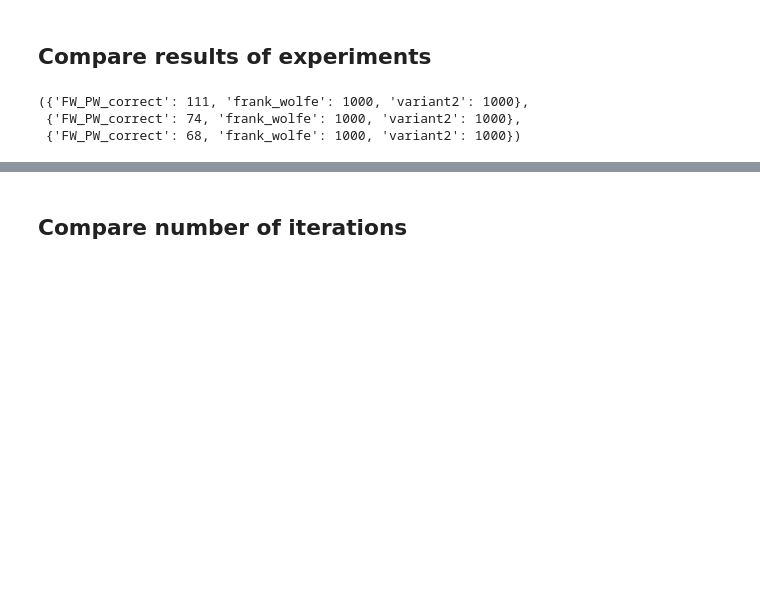
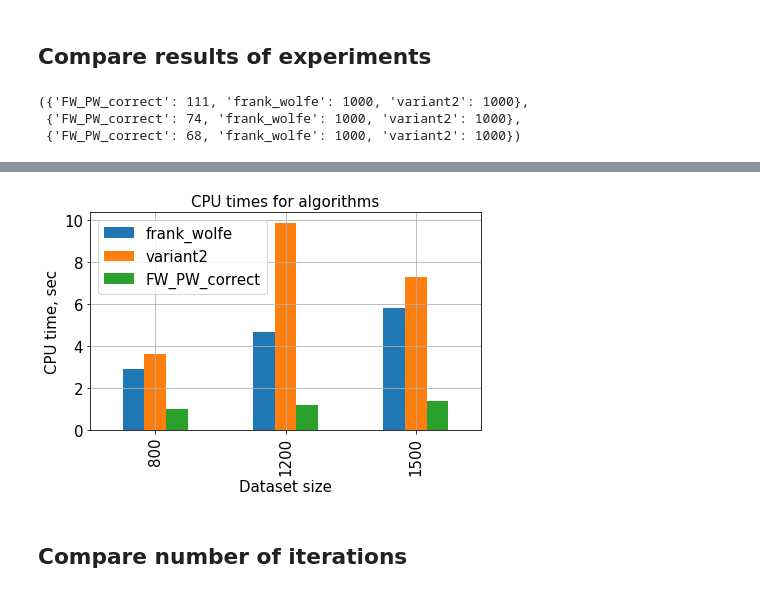
Before and after one commit to PashaIanko/Portfolio-Optimization, a Jupyter notebook: experiments.ipynb, the cells around one changed output, grey strips where cells are left out. Cells and saved outputs as stored; diff of their text form; code cells hidden in the pictures; blank space fills up the shorter version.

Commit message:
summarized time and iteration statistics

```diff
--- a/experiments.ipynb
+++ b/experiments.ipynb
@@ -480,0 +435,28 @@ TypeError: ignored
+# %%
+def plot_joint_barplot(list_of_dicts, title, ylab, xlab, xticklab, loc = 5, figsize = (6, 4)):
+    d = pd.DataFrame.from_dict({k:[v] for k, v in list_of_dicts[0].items()})
+    for i in range(1, len(list_of_dicts)):
+        d = d.append({k:v for k, v in list_of_dicts[i].items()}, ignore_index = True)
+
+    barplot = d.plot.bar(figsize = figsize)
+    barplot.grid()
+
+    fontsize = 15
+    legendsize = 15
+
+    barplot.tick_params(axis = 'both', labelsize = fontsize)
+    barplot.set_title(title, fontsize = fontsize)
+    barplot.set_ylabel(ylab, fontsize = fontsize)
+    barplot.set_xlabel(xlab, fontsize = fontsize)
+    barplot.set_xticklabels(xticklab, fontsize = fontsize)
+    barplot.legend(prop = {'size': legendsize}, loc = loc)
+
+    # d.head()
+
+plot_joint_barplot(
+    [n_iterations_800, n_iterations_1200, n_iterations_1500],
+    title = 'Number of iterations for algorithms',
+    xlab = 'Dataset size',
+    ylab = 'Number of iterations',
+    xticklab = [800, 1200, 1500]
+)
@@ -480,0 +465,5 @@ TypeError: ignored
+# %%
+def transform(d):
+    return {k:v[0] for k, v in d.items()}
+
+transform(dts_800), transform(dts_1200), transform(dts_1500)
@@ -481,3 +480,17 @@ TypeError: ignored
+# %%
+
+
+plot_joint_barplot(
+    [transform(dts_800), transform(dts_1200), transform(dts_1500)],
+    title = 'CPU times for algorithms',
+    xlab = 'Dataset size',
+    ylab = 'CPU time, sec',
+    xticklab = [800, 1200, 1500],
+    loc = 2,
+    figsize = (7, 4)
+)
+# %% [output]
+[figure, added]
 # %% [markdown]
 ## Compare number of iterations
 # %%
```
Also changed, not shown: parts of 6 cells of this notebook.
